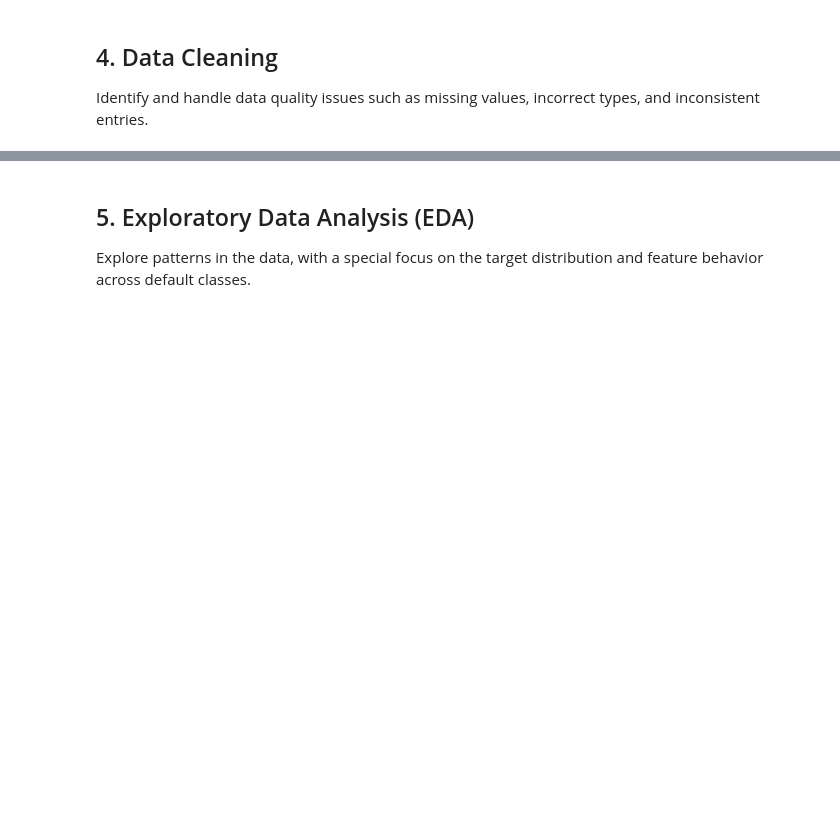
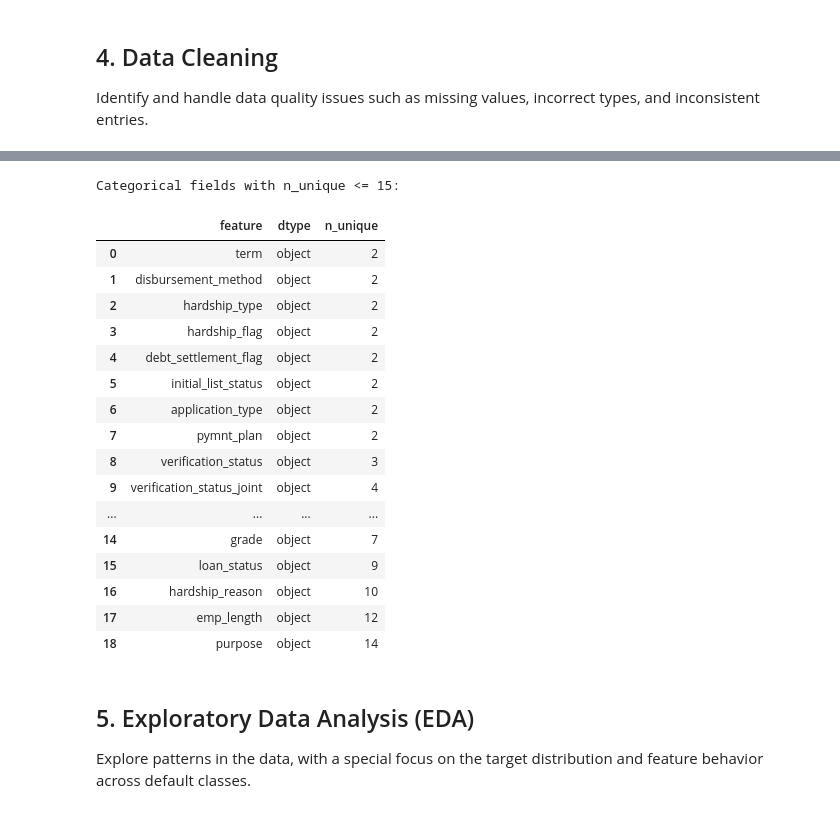
Before and after one commit to FrostyLop/Loan-Default-Prediction, a Jupyter notebook: loan_default_prediction.ipynb, the cells around one changed output, grey strips where cells are left out. Saved outputs shown, nothing was run; the diff lists cells and outputs as text; code cells hidden in the pictures; blank space fills up the shorter version.

Commit message:
Add loan dataset and begin data exploration

```diff
--- a/loan_default_prediction.ipynb
+++ b/loan_default_prediction.ipynb
@@ -37,11 +204,6 @@ Load your dataset and perform a quick structural inspection before any transform
 # %%
-# TODO: Set your dataset path
-# HINT: Use a relative path when possible
-data_path = 'path/to/your/loan_data.csv'
+# Set dataset path
+data_path = 'loan.csv'
 
-# TODO: Load dataset into a DataFrame
-# HINT: pd.read_csv(data_path)
-df = None
-
-# TODO: Inspect basic structure
-# HINT: df.head(), df.shape, df.dtypes, df.info()
+# Load dataset into a DataFrame
+df = pd.read_csv(data_path)
@@ -50,6 +242,16 @@ df = None
 
 Identify and handle data quality issues such as missing values, incorrect types, and inconsistent entries.
 # %%
+# Build feature summary table
+feature_summary = pd.DataFrame({
+    "feature": df.columns,
+    "dtype": df.dtypes.astype(str).values,
+    "missing_count": df.isna().sum().values,
+    "missing_pct": (df.isna().mean().values * 100).round(2),
+    "n_unique": df.nunique(dropna=False).values,
+})
+
+
 # TODO: Check missing values by column
 # HINT: df.isnull().sum()
 
@@ -62,0 +292,8 @@ Identify and handle data quality issues such as missing values, incorrect types,
+# %%
+non_numeric_cols = df.select_dtypes(exclude=[np.number]).columns
+non_numeric_summary = feature_summary.loc[
+    feature_summary["feature"].isin(non_numeric_cols),
+    ["feature", "dtype", "n_unique"]
+]
+print("\nTop 10 non-numeric columns by unique count:")
+display(non_numeric_summary.sort_values("n_unique", ascending=False).head(10))
@@ -63,3 +313,31 @@ Identify and handle data quality issues such as missing values, incorrect types,
+# %%
+# View low-cardinality categorical fields (good one-hot encoding candidates)
+max_unique_for_ohe = 15
+low_cardinality_summary = non_numeric_summary.loc[
+    non_numeric_summary["n_unique"] <= max_unique_for_ohe
+].sort_values(["n_unique"], ascending=[True])
+
+print(f"\nCategorical fields with n_unique <= {max_unique_for_ohe}:")
+display(low_cardinality_summary.reset_index(drop=True))
+# %% [output]
+Categorical fields with n_unique <= 15:
+|  | feature | dtype | n_unique |
+| 0 | term | object | 2 |
+| 1 | disbursement_method | object | 2 |
+| 2 | hardship_type | object | 2 |
+| 3 | hardship_flag | object | 2 |
+| 4 | debt_settlement_flag | object | 2 |
+| 5 | initial_list_status | object | 2 |
+| 6 | application_type | object | 2 |
+| 7 | pymnt_plan | object | 2 |
+| 8 | verification_status | object | 3 |
+| 9 | verification_status_joint | object | 4 |
+| ... | ... | ... | ... |
+| 14 | grade | object | 7 |
+| 15 | loan_status | object | 9 |
+| 16 | hardship_reason | object | 10 |
+| 17 | emp_length | object | 12 |
+| 18 | purpose | object | 14 |
 # %% [markdown]
 ## 5. Exploratory Data Analysis (EDA)
 
```
Also changed, not shown: parts of 9 cells of this notebook.
